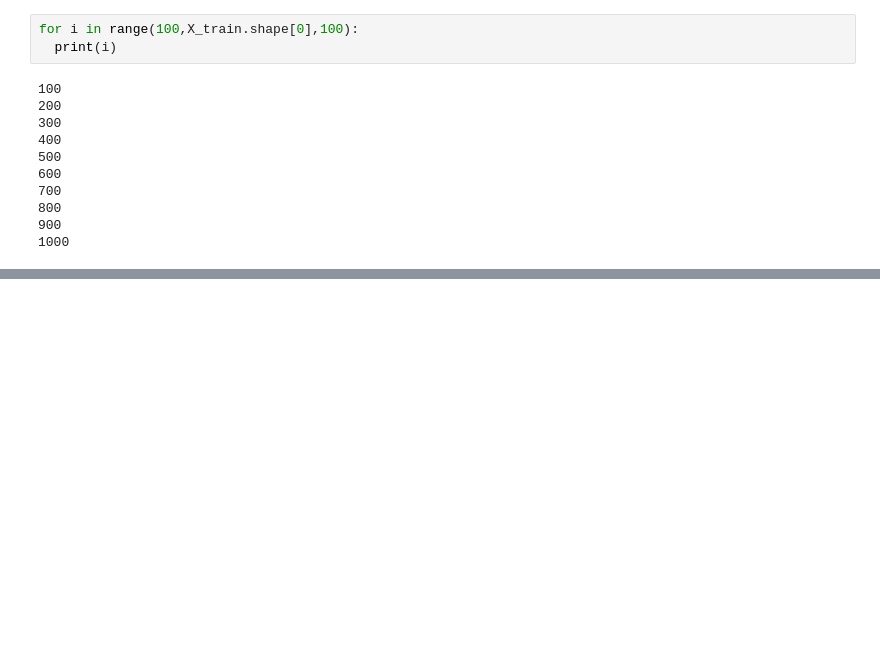
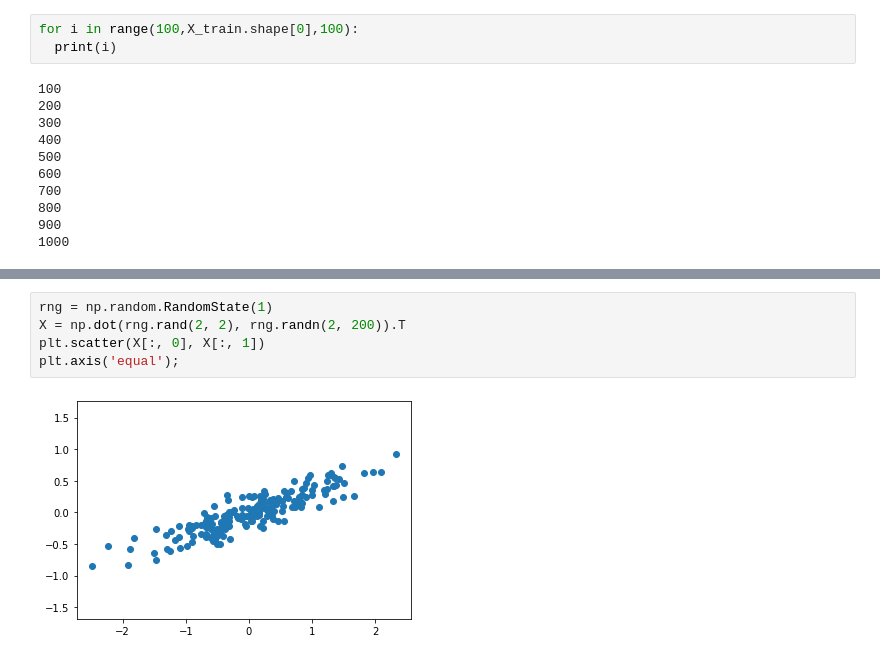
Before and after one commit to byronacunia/Linear, a Jupyter notebook: Linear.ipynb, the cells around one changed output, grey strips where cells are left out. Drawn from its saved outputs; the diff is of its cells as text; blank space fills up the shorter version.

```diff
--- a/Linear.ipynb
+++ b/Linear.ipynb
@@ -366,0 +550,7 @@ range(100, 1005, 100)
+# %%
+rng = np.random.RandomState(1)
+X = np.dot(rng.rand(2, 2), rng.randn(2, 200)).T
+plt.scatter(X[:, 0], X[:, 1])
+plt.axis('equal');
+# %% [output]
+[figure, added]
```
Also changed, not shown: parts of 56 cells of this notebook.
